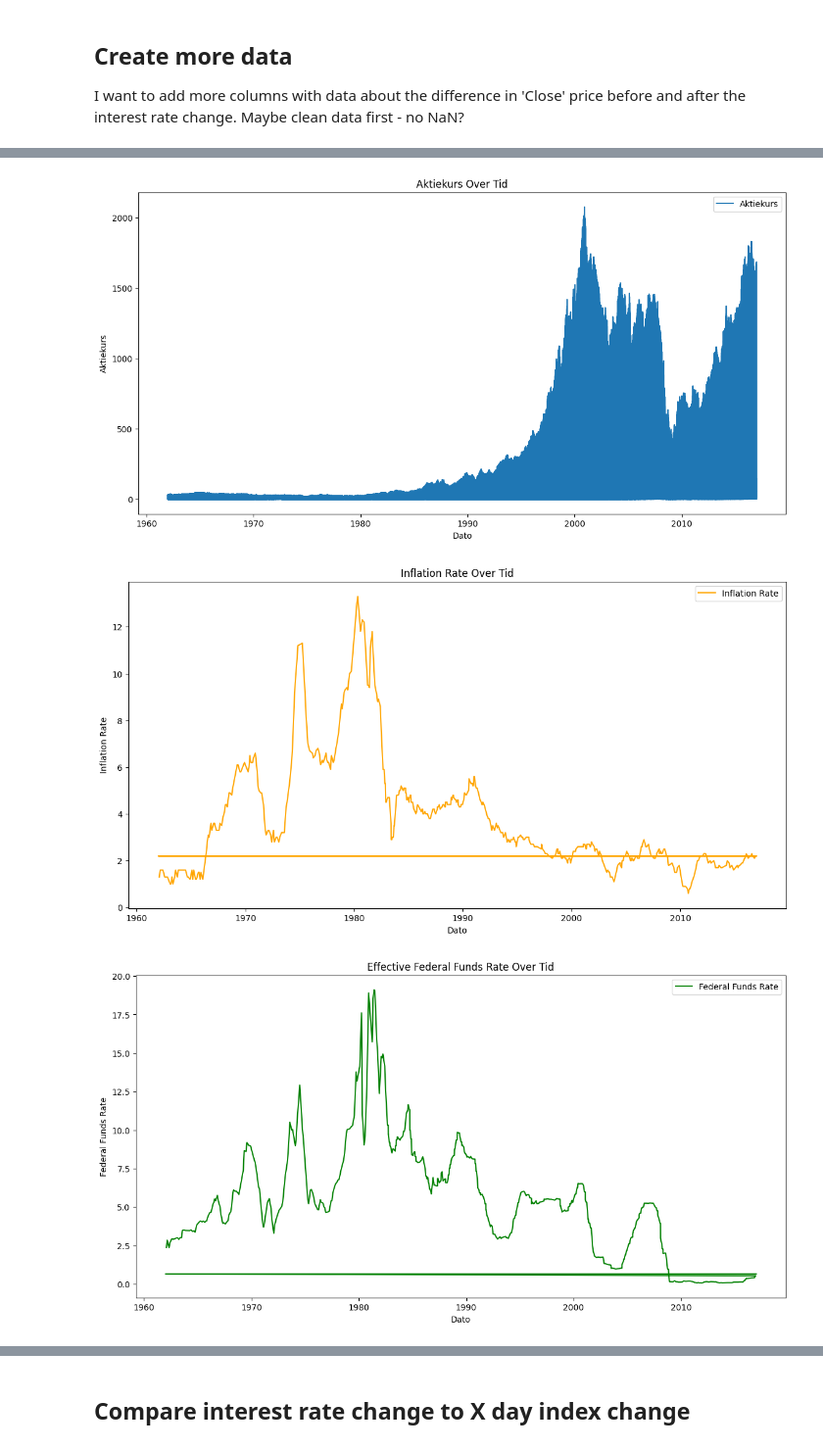
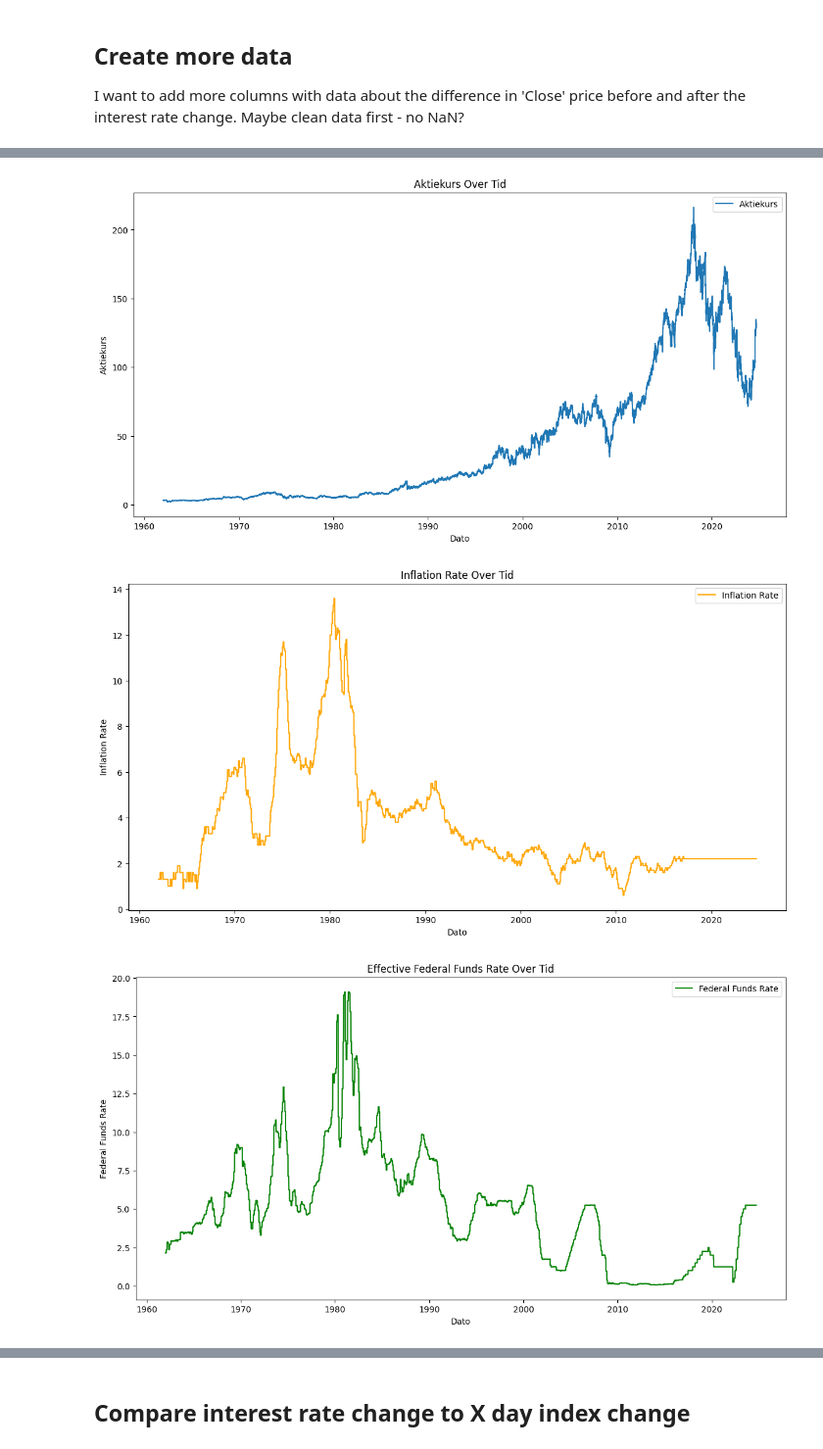
Before and after one commit to badranyoussef/bi-exam-project-stock, a Jupyter notebook: notebooks/SP500_data_preparation.ipynb, the cells around one changed output, grey strips where cells are left out. Shown at 98% size. Saved outputs shown, nothing was run; the diff lists cells and outputs as text; code cells hidden in the pictures.

```diff
--- a/notebooks/SP500_data_preparation.ipynb
+++ b/notebooks/SP500_data_preparation.ipynb
@@ -358,4 +371,6 @@ Volume                              330
 dtype: int64
 # %%
 # Take the values form column 'Target Rate To (%)' and copy them to 'Effective Federal Funds Rate' if NaN
-df['Effective Federal Funds Rate'] = df['Effective Federal Funds Rate'].fillna(df['Target Rate To (%)'])
+df['InterestRate'] = df['Effective Federal Funds Rate'].combine_first(df['Target Rate To (%)'])
+df_clean = df.drop(columns=['Effective Federal Funds Rate', 'Target Rate To (%)'])
+df_clean.head(20)
@@ -362,6 +395,8 @@ df['Effective Federal Funds Rate'] = df['Effective Federal Funds Rate'].fillna(d
 # %%
 # Fill interest rate value with last known, so there are no NaN
-df['Effective Federal Funds Rate'] = df['Effective Federal Funds Rate'].ffill()
+df_clean['InterestRate'] = df_clean['InterestRate'].ffill()
+df_clean['Inflation Rate'] = df_clean['Inflation Rate'].ffill()
+df_clean['Inflation Rate'] = df_clean['Inflation Rate'].bfill()
 # %% [markdown]
 ## Create more data
 I want to add more columns with data about the difference in 'Close' price before and after the interest rate change. Maybe clean data first - no NaN?
@@ -384,6 +416,8 @@ df.ffill()
+# %%
+df_clean = df_clean.dropna()
 # %%
 def filter_df(df):
-  filtered_df = df[(df['Date'] >= pd.Timestamp('1962-01-01')) & (df['Date'] < pd.Timestamp('2017-01-01'))]
+  filtered_df = df[(df['Date'] >= pd.Timestamp('1962-01-01')) & (df['Date'] <= pd.Timestamp('2024-09-12'))]
   return filtered_df
 
-df_filtered = filter_df(df)
+df_clean_filtered = filter_df(df_clean).reset_index(drop=True)
@@ -448,33 +444,33 @@ memory usage: 250.9 MB
 # %%
 #Plot aktiekurser
 plt.figure(figsize=(14, 7))
-plt.plot(df_filtered['Date'], df_filtered['Close'], label='Aktiekurs')
+plt.plot(df_clean_filtered['Date'], df_clean_filtered['Close'], label='Aktiekurs')
 plt.xlabel('Dato')
 plt.ylabel('Aktiekurs')
 plt.title('Aktiekurs Over Tid')
 plt.legend()
 plt.show()
 
 #Plot inflation rate
 plt.figure(figsize=(14, 7))
-plt.plot(df_filtered['Date'], df_filtered['Inflation Rate'], label='Inflation Rate', color='orange')
+plt.plot(df_clean_filtered['Date'], df_clean_filtered['Inflation Rate'], label='Inflation Rate', color='orange')
 plt.xlabel('Dato')
 plt.ylabel('Inflation Rate')
 plt.title('Inflation Rate Over Tid')
 plt.legend()
 plt.show()
 
 #Plot effective federal funds rate
 plt.figure(figsize=(14, 7))
-plt.plot(df_filtered['Date'], df_filtered['Effective Federal Funds Rate'], label='Federal Funds Rate', color='green')
+plt.plot(df_clean_filtered['Date'], df_clean_filtered['InterestRate'], label='Federal Funds Rate', color='green')
 plt.xlabel('Dato')
 plt.ylabel('Federal Funds Rate')
 plt.title('Effective Federal Funds Rate Over Tid')
 plt.legend()
 plt.show()
 # %% [output]
-[figure, old version]
+[figure, new version]
-[figure, old version]
+[figure, new version]
-[figure, old version]
+[figure, new version]
 # %%
 #Beregn korrelation
```
Also changed, not shown: parts of 26 cells of this notebook, 1 other file.
